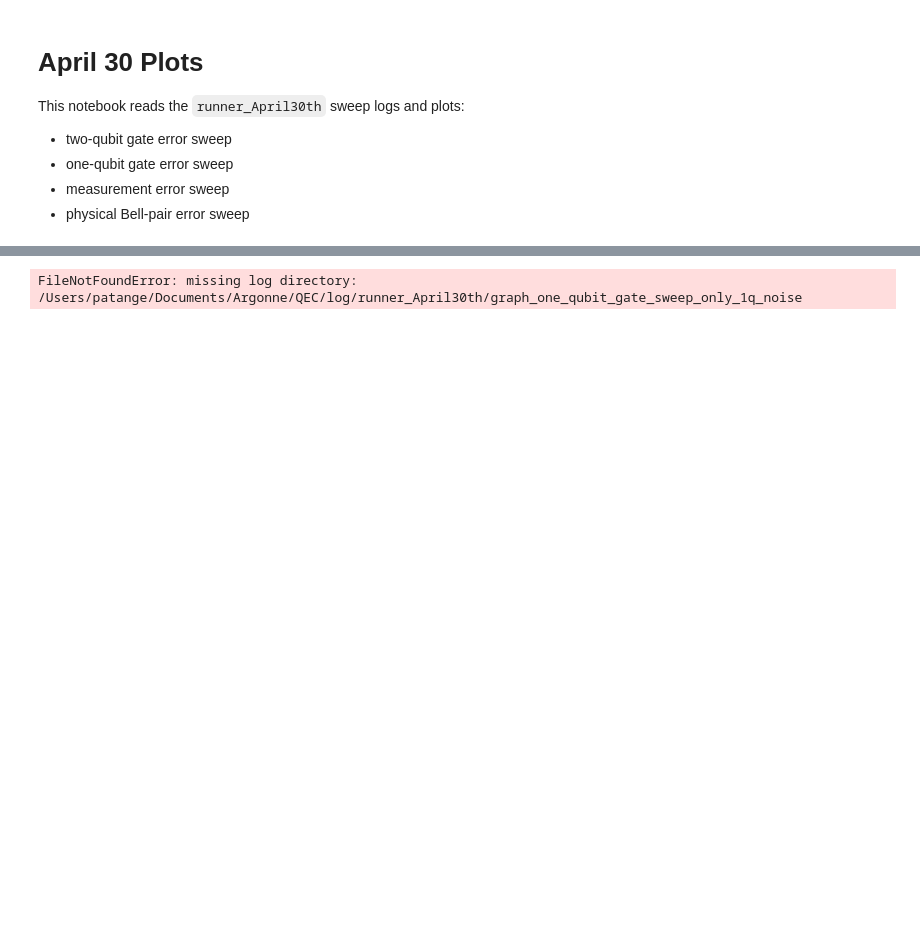
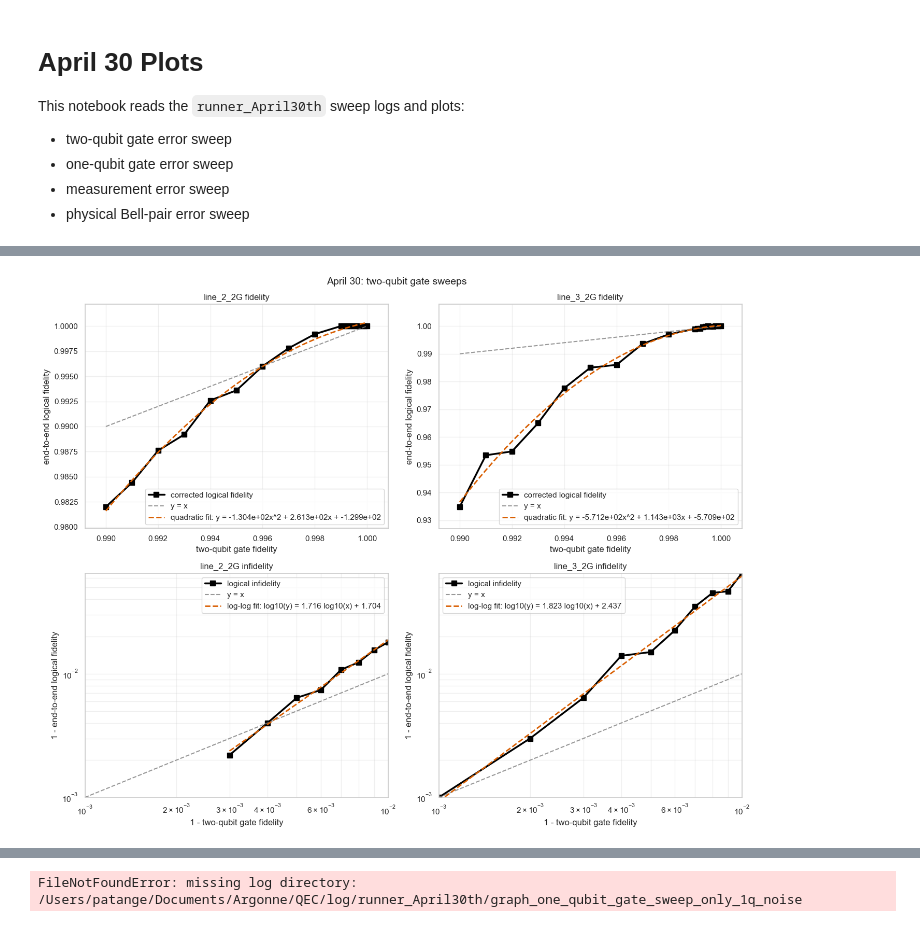
Before and after one commit to SagarPatange/QEC, a Jupyter notebook: April30th.ipynb, the cells around one changed output, grey strips where cells are left out. Drawn from its saved outputs; the diff is of its cells as text; code cells hidden in the pictures; blank space fills up the shorter version.

```diff
--- a/April30th.ipynb
+++ b/April30th.ipynb
@@ -255,0 +273,95 @@ PosixPath('/Users/patange/Documents/Argonne/QEC/log/runner_April30th/april30_two
+# %%
+plot_df_twoq_line2 = summary_df_twoq_line2.copy()
+plot_df_twoq_line2["twoq_error"] = 1.0 - plot_df_twoq_line2["two_qubit_gate_fidelity"]
+plot_df_twoq_line2["logical_error"] = 1.0 - plot_df_twoq_line2["fidelity_corrected"]
+plot_df_twoq_line2 = plot_df_twoq_line2.loc[(plot_df_twoq_line2["twoq_error"] > 0.0) & (plot_df_twoq_line2["logical_error"] > 1e-3)].copy()
+
+plot_df_twoq_line3 = summary_df_twoq_line3.copy()
+plot_df_twoq_line3["twoq_error"] = 1.0 - plot_df_twoq_line3["two_qubit_gate_fidelity"]
+plot_df_twoq_line3["logical_error"] = 1.0 - plot_df_twoq_line3["fidelity_corrected"]
+plot_df_twoq_line3 = plot_df_twoq_line3.loc[(plot_df_twoq_line3["twoq_error"] > 0.0) & (plot_df_twoq_line3["logical_error"] > 1e-3)].copy()
+
+quad_line2 = np.polyfit(summary_df_twoq_line2["two_qubit_gate_fidelity"], summary_df_twoq_line2["fidelity_corrected"], 2)
+quad_line3 = np.polyfit(summary_df_twoq_line3["two_qubit_gate_fidelity"], summary_df_twoq_line3["fidelity_corrected"], 2)
+fit_line2 = np.polyfit(np.log10(plot_df_twoq_line2["twoq_error"]), np.log10(plot_df_twoq_line2["logical_error"]), 1)
+fit_line3 = np.polyfit(np.log10(plot_df_twoq_line3["twoq_error"]), np.log10(plot_df_twoq_line3["logical_error"]), 1)
+quad_line2_label = f"quadratic fit: y = {quad_line2[0]:.3e}x^2 + {quad_line2[1]:.3e}x + {quad_line2[2]:.3e}"
+quad_line3_label = f"quadratic fit: y = {quad_line3[0]:.3e}x^2 + {quad_line3[1]:.3e}x + {quad_line3[2]:.3e}"
+fit_line2_label = f"log-log fit: log10(y) = {fit_line2[0]:.3f} log10(x) + {fit_line2[1]:.3f}"
+fit_line3_label = f"log-log fit: log10(y) = {fit_line3[0]:.3f} log10(x) + {fit_line3[1]:.3f}"
+
+x_quad_line2 = np.linspace(summary_df_twoq_line2["two_qubit_gate_fidelity"].min(), summary_df_twoq_line2["two_qubit_gate_fidelity"].max(), 200)
+y_quad_line2 = np.polyval(quad_line2, x_quad_line2)
+x_quad_line3 = np.linspace(summary_df_twoq_line3["two_qubit_gate_fidelity"].min(), summary_df_twoq_line3["two_qubit_gate_fidelity"].max(), 200)
+y_quad_line3 = np.polyval(quad_line3, x_quad_line3)
+
+x_fit_line2 = np.logspace(np.log10(plot_df_twoq_line2["twoq_error"].min()), np.log10(plot_df_twoq_line2["twoq_error"].max()), 200)
+y_fit_line2 = 10 ** fit_line2[1] * x_fit_line2 ** fit_line2[0]
+x_fit_line3 = np.logspace(np.log10(plot_df_twoq_line3["twoq_error"].min()), np.log10(plot_df_twoq_line3["twoq_error"].max()), 200)
+y_fit_line3 = 10 ** fit_line3[1] * x_fit_line3 ** fit_line3[0]
+
+x_log_min = min(plot_df_twoq_line2["twoq_error"].min(), plot_df_twoq_line3["twoq_error"].min())
+x_log_max = max(plot_df_twoq_line2["twoq_error"].max(), plot_df_twoq_line3["twoq_error"].max())
+y_log_min = 1e-3
+y_log_max = max(plot_df_twoq_line2["logical_error"].max(), plot_df_twoq_line3["logical_error"].max())
+
+fig_twoq, axes_twoq = plt.subplots(2, 2, figsize=(14, 11))
+
+ax_line2_fidelity = axes_twoq[0, 0]
+ax_line3_fidelity = axes_twoq[0, 1]
+ax_line2_infidelity = axes_twoq[1, 0]
+ax_line3_infidelity = axes_twoq[1, 1]
+
+ax_line2_fidelity.plot(summary_df_twoq_line2["two_qubit_gate_fidelity"], summary_df_twoq_line2["fidelity_corrected"], marker="s", markersize=7, linewidth=2.5, color="black", label="corrected logical fidelity")
+ax_line2_fidelity.plot(summary_df_twoq_line2["two_qubit_gate_fidelity"], summary_df_twoq_line2["two_qubit_gate_fidelity"], linestyle="--", linewidth=1.5, color="#7f7f7f", alpha=0.8, label="y = x")
+ax_line2_fidelity.plot(x_quad_line2, y_quad_line2, linestyle="--", linewidth=2, color="#d95f02", label=quad_line2_label)
+ax_line2_fidelity.set_xlabel("two-qubit gate fidelity")
+ax_line2_fidelity.set_ylabel("end-to-end logical fidelity")
+ax_line2_fidelity.set_title("line_2_2G fidelity")
+set_zoom_limits(ax_line2_fidelity, summary_df_twoq_line2["two_qubit_gate_fidelity"], summary_df_twoq_line2["fidelity_corrected"])
+ax_line2_fidelity.legend()
+ax_line2_fidelity.grid(True, alpha=0.3)
+
+ax_line3_fidelity.plot(summary_df_twoq_line3["two_qubit_gate_fidelity"], summary_df_twoq_line3["fidelity_corrected"], marker="s", markersize=7, linewidth=2.5, color="black", label="corrected logical fidelity")
+ax_line3_fidelity.plot(summary_df_twoq_line3["two_qubit_gate_fidelity"], summary_df_twoq_line3["two_qubit_gate_fidelity"], linestyle="--", linewidth=1.5, color="#7f7f7f", alpha=0.8, label="y = x")
+ax_line3_fidelity.plot(x_quad_line3, y_quad_line3, linestyle="--", linewidth=2, color="#d95f02", label=quad_line3_label)
+ax_line3_fidelity.set_xlabel("two-qubit gate fidelity")
+ax_line3_fidelity.set_ylabel("end-to-end logical fidelity")
+ax_line3_fidelity.set_title("line_3_2G fidelity")
+set_zoom_limits(ax_line3_fidelity, summary_df_twoq_line3["two_qubit_gate_fidelity"], summary_df_twoq_line3["fidelity_corrected"])
+ax_line3_fidelity.legend()
+ax_line3_fidelity.grid(True, alpha=0.3)
+
+ax_line2_infidelity.plot(plot_df_twoq_line2["twoq_error"], plot_df_twoq_line2["logical_error"], marker="s", markersize=7, linewidth=2.5, color="black", label="logical infidelity")
+ax_line2_infidelity.plot([x_log_min, x_log_max], [x_log_min, x_log_max], linestyle="--", linewidth=1.5, color="#7f7f7f", alpha=0.8, label="y = x")
+ax_line2_infidelity.plot(x_fit_line2, y_fit_line2, linestyle="--", linewidth=2, color="#d95f02", label=fit_line2_label)
+ax_line2_infidelity.set_xscale("log")
+ax_line2_infidelity.set_yscale("log")
+ax_line2_infidelity.set_xlabel("1 - two-qubit gate fidelity")
+ax_line2_infidelity.set_ylabel("1 - end-to-end logical fidelity")
+ax_line2_infidelity.set_title("line_2_2G infidelity")
+ax_line2_infidelity.legend()
+ax_line2_infidelity.grid(True, alpha=0.3, which="both")
+ax_line2_infidelity.set_xlim(x_log_min, x_log_max)
+ax_line2_infidelity.set_ylim(y_log_min, y_log_max)
+
+ax_line3_infidelity.plot(plot_df_twoq_line3["twoq_error"], plot_df_twoq_line3["logical_error"], marker="s", markersize=7, linewidth=2.5, color="black", label="logical infidelity")
+ax_line3_infidelity.plot([x_log_min, x_log_max], [x_log_min, x_log_max], linestyle="--", linewidth=1.5, color="#7f7f7f", alpha=0.8, label="y = x")
+ax_line3_infidelity.plot(x_fit_line3, y_fit_line3, linestyle="--", linewidth=2, color="#d95f02", label=fit_line3_label)
+ax_line3_infidelity.set_xscale("log")
+ax_line3_infidelity.set_yscale("log")
+ax_line3_infidelity.set_xlabel("1 - two-qubit gate fidelity")
+ax_line3_infidelity.set_ylabel("1 - end-to-end logical fidelity")
+ax_line3_infidelity.set_title("line_3_2G infidelity")
+ax_line3_infidelity.legend()
+ax_line3_infidelity.grid(True, alpha=0.3, which="both")
+ax_line3_infidelity.set_xlim(x_log_min, x_log_max)
+ax_line3_infidelity.set_ylim(y_log_min, y_log_max)
+
+fig_twoq.suptitle("April 30: two-qubit gate sweeps", fontsize=14)
+plt.tight_layout()
+plt.show()
+
+save_figure(fig_twoq, "april30_two_qubit_gate_2x2.png")
+# %% [output]
+[figure, added]
```
Also changed, not shown: parts of 5 cells of this notebook, 52 other files.
